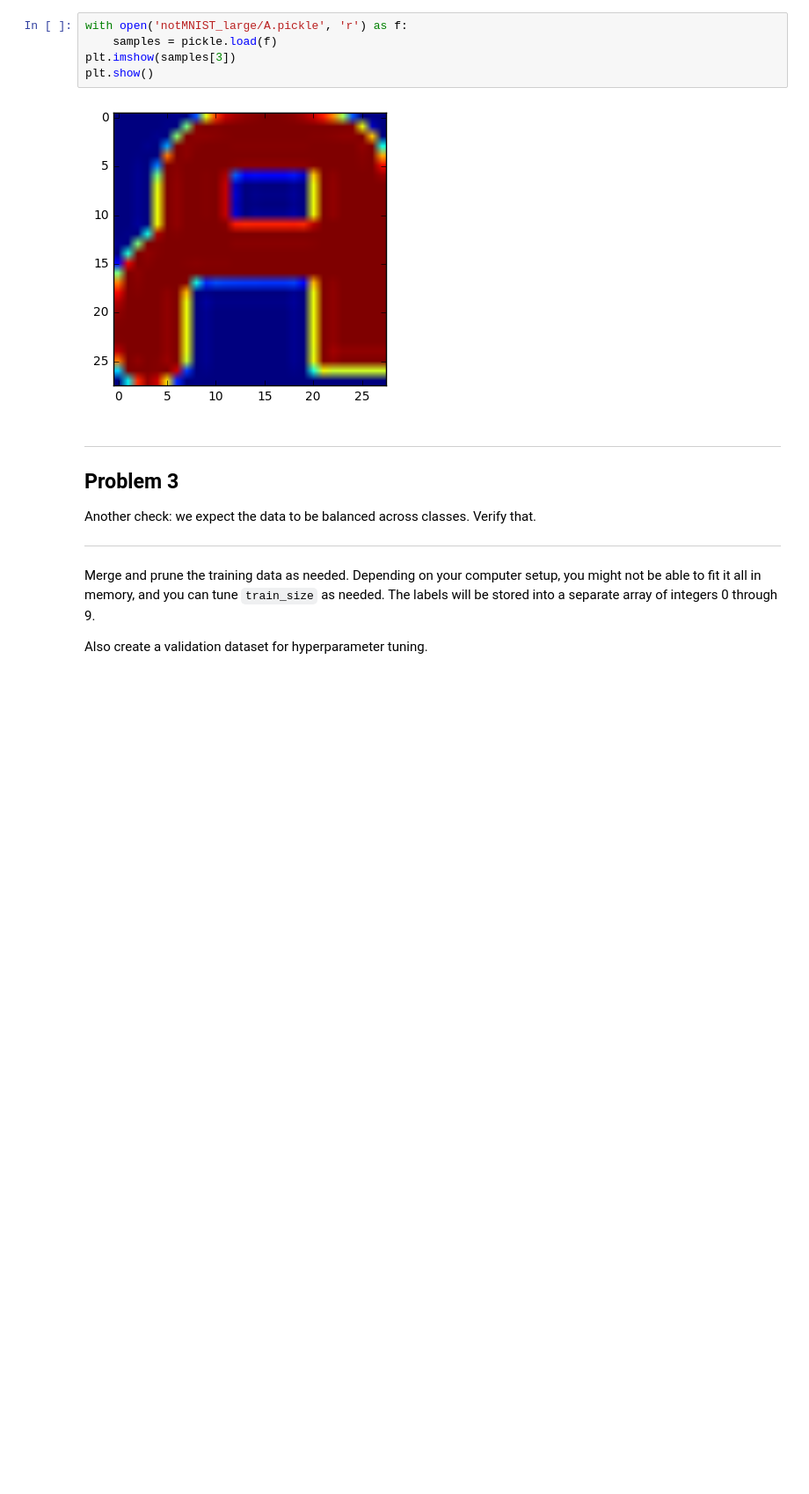
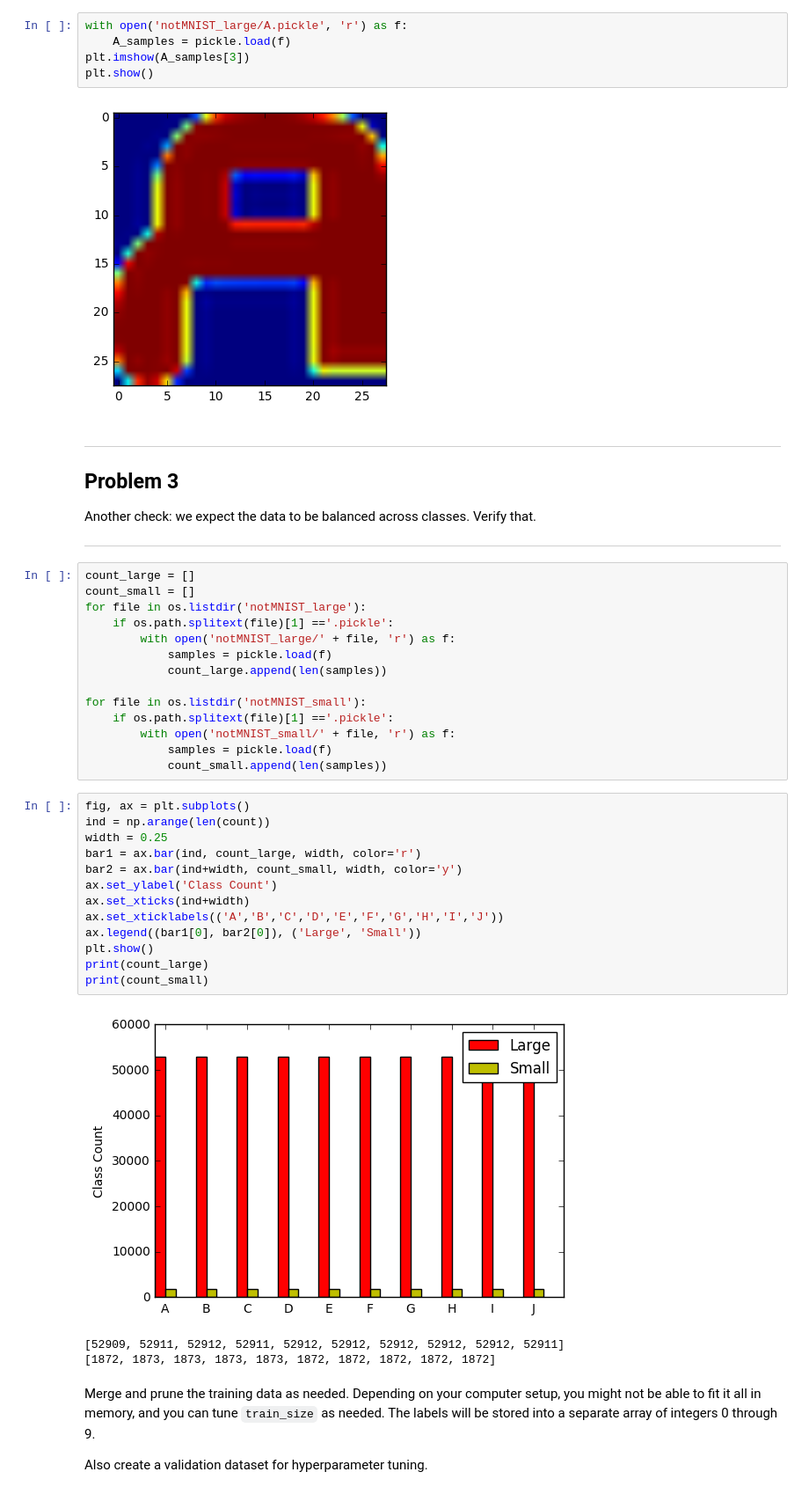
Before and after one commit to cgkaczenski/TensorFlow-Examples, a Jupyter notebook: 1_notmnist.ipynb, the cells around one changed output. Shown at 88% size. Saved outputs shown, nothing was run; the diff lists cells and outputs as text; blank space fills up the shorter version.

Commit message:
feat: Finish first notebook
- check that classes are balanced
- randomize the data and split into training, testing, and validation
- use sklearn to create logistic regression learner

```diff
--- a/1_notmnist.ipynb
+++ b/1_notmnist.ipynb
@@ -206,8 +207,8 @@ Let's verify that the data still looks good. Displaying a sample of the labels a
 ---
 # %%
 with open('notMNIST_large/A.pickle', 'r') as f:
-    samples = pickle.load(f)
-plt.imshow(samples[3])
+    A_samples = pickle.load(f)
+plt.imshow(A_samples[3])
 plt.show()
 # %% [output]
 [figure]
@@ -218,6 +219,37 @@ Problem 3
 Another check: we expect the data to be balanced across classes. Verify that.
 
 ---
+# %%
+count_large = []
+count_small = []
+for file in os.listdir('notMNIST_large'):
+    if os.path.splitext(file)[1] =='.pickle':
+        with open('notMNIST_large/' + file, 'r') as f:
+            samples = pickle.load(f)
+            count_large.append(len(samples))
+
+for file in os.listdir('notMNIST_small'):
+    if os.path.splitext(file)[1] =='.pickle':
+        with open('notMNIST_small/' + file, 'r') as f:
+            samples = pickle.load(f)
+            count_small.append(len(samples))
+# %%
+fig, ax = plt.subplots()
+ind = np.arange(len(count))
+width = 0.25
+bar1 = ax.bar(ind, count_large, width, color='r')
+bar2 = ax.bar(ind+width, count_small, width, color='y')
+ax.set_ylabel('Class Count')
+ax.set_xticks(ind+width)
+ax.set_xticklabels(('A','B','C','D','E','F','G','H','I','J'))
+ax.legend((bar1[0], bar2[0]), ('Large', 'Small'))
+plt.show()
+print(count_large)
+print(count_small)
+# %% [output]
+[figure, added]
+[52909, 52911, 52912, 52911, 52912, 52912, 52912, 52912, 52912, 52911]
+[1872, 1873, 1873, 1873, 1873, 1872, 1872, 1872, 1872, 1872]
 # %% [markdown]
 Merge and prune the training data as needed. Depending on your computer setup, you might not be able to fit it all in memory, and you can tune `train_size` as needed. The labels will be stored into a separate array of integers 0 through 9.
 
```
Also changed, not shown: parts of 5 cells of this notebook.
